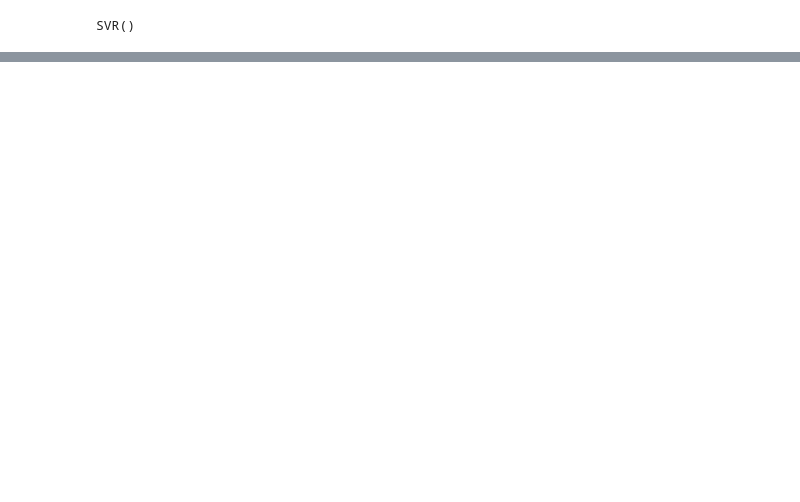
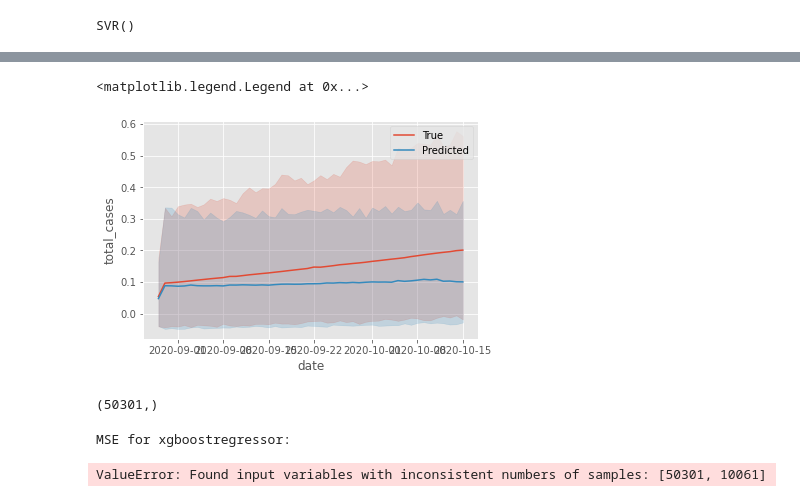
Before and after one commit to dexhrestha/ai-internship-genese, a Jupyter notebook: week 6/Covid-19-Analysis.ipynb, the cells around one changed output, grey strips where cells are left out. Drawn from its saved outputs; the diff is of its cells as text; code cells hidden in the pictures; blank space fills up the shorter version.

```diff
--- a/week 6/Covid-19-Analysis.ipynb
+++ b/week 6/Covid-19-Analysis.ipynb
@@ -509,0 +562,23 @@ Fitting 5 folds for each of 10 candidates, totalling 50 fits
+# %%
+#Prediction on whole data
+predicted = random_clf.best_estimator_.predict(X_test)
+fig, ax = plt.subplots()
+sns.lineplot(x=X_test.index,y=Y_test,ax=ax)
+sns.lineplot(x=X_test.index.values,y=predicted,ax=ax)
+plt.legend(['True','Predicted'])
+# %% [output]
+<matplotlib.legend.Legend at 0x...>
+[figure, added]
+# %%
+predicted.shape
+# %% [output]
+(50301,)
+# %%
+from sklearn.metrics import mean_squared_error,r2_score
+print("MSE for xgboostregressor: ")
+print(mean_squared_error(predicted,Y_test))
+print("R2 score for xgboostregressor: ")
+print(r2_score_(predicted,Y_test))
+# %% [output]
+MSE for xgboostregressor:
+ValueError: Found input variables with inconsistent numbers of samples: [50301, 10061]
```
Also changed, not shown: parts of 11 cells of this notebook.
